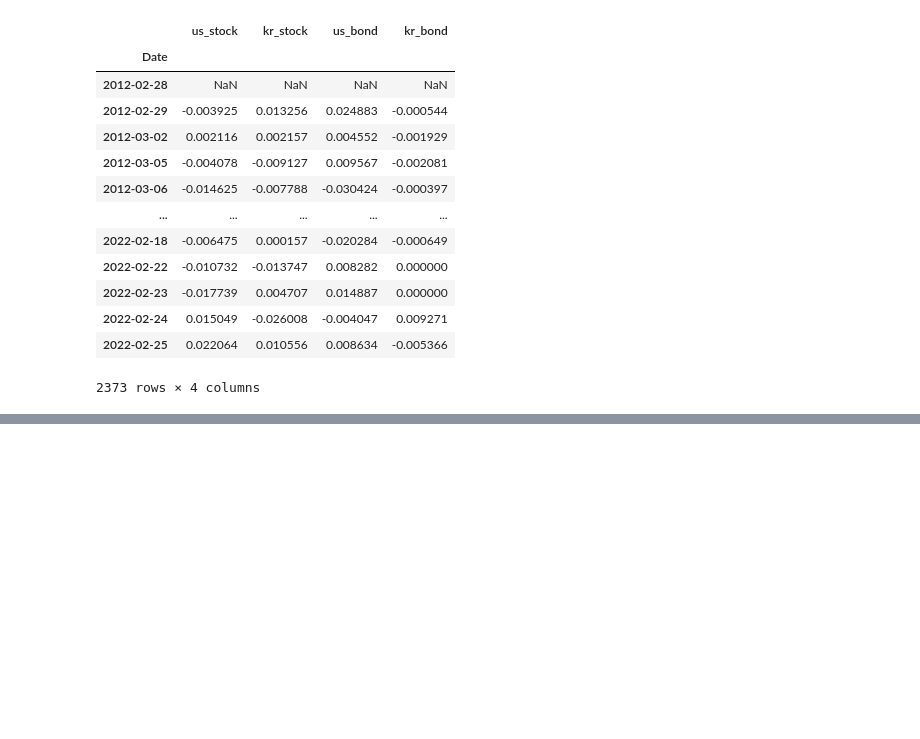
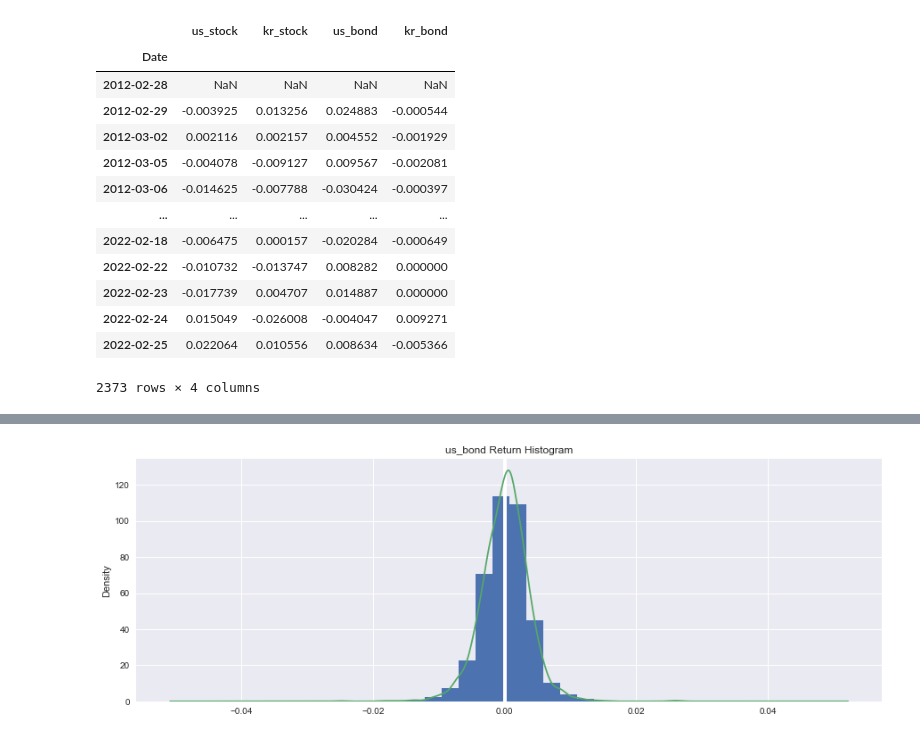
Before and after one commit to sw-song/kaggle-study, a Jupyter notebook: 00_13_backtest/ffn.ipynb, the cells around one changed output, grey strips where cells are left out. Drawn from its saved outputs; the diff is of its cells as text; code cells hidden in the pictures; blank space fills up the shorter version.

```diff
--- a/00_13_backtest/ffn.ipynb
+++ b/00_13_backtest/ffn.ipynb
@@ -113,0 +221,4 @@ Win 12m %            94.55%      58.18%      48.18%      55.45%
+# %%
+stats['us_bond'].plot_histogram();
+# %% [output]
+[figure, added]
```
Also changed, not shown: parts of 21 cells of this notebook.
